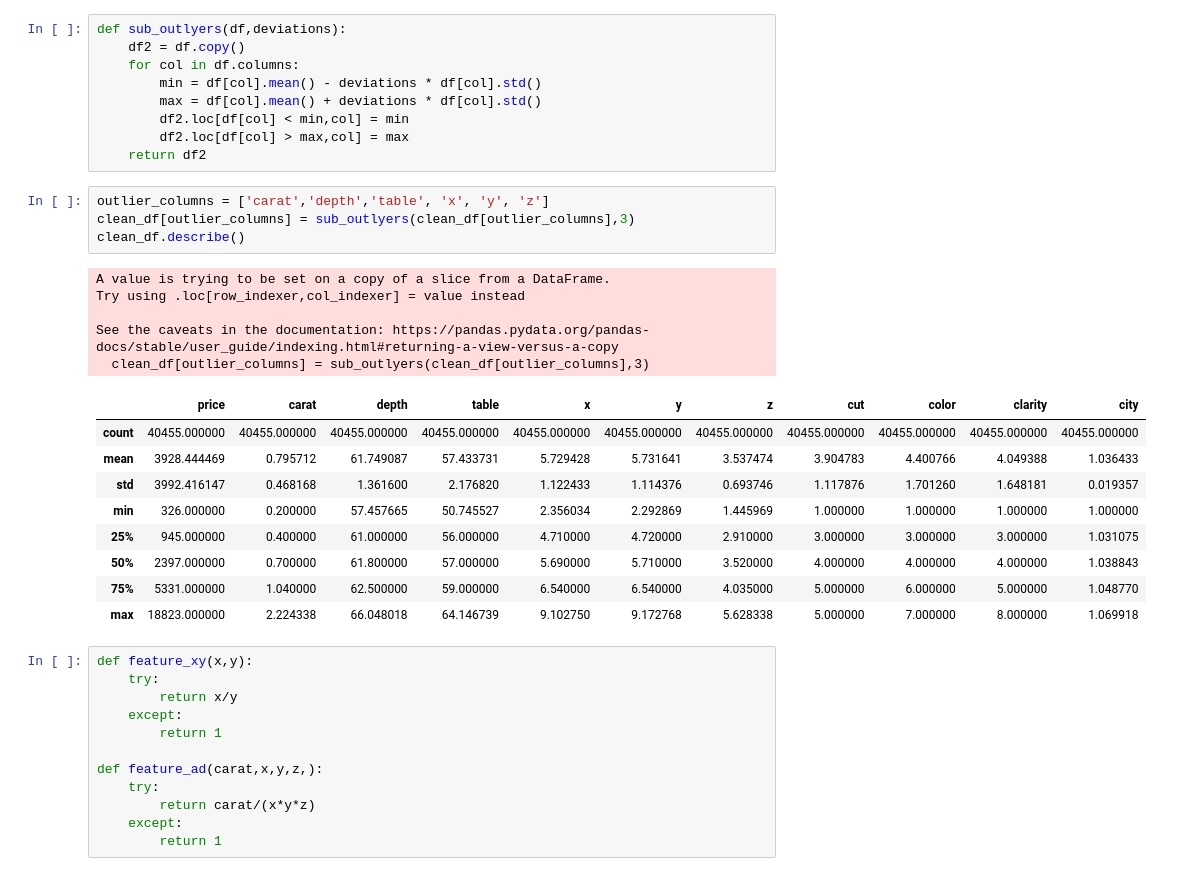
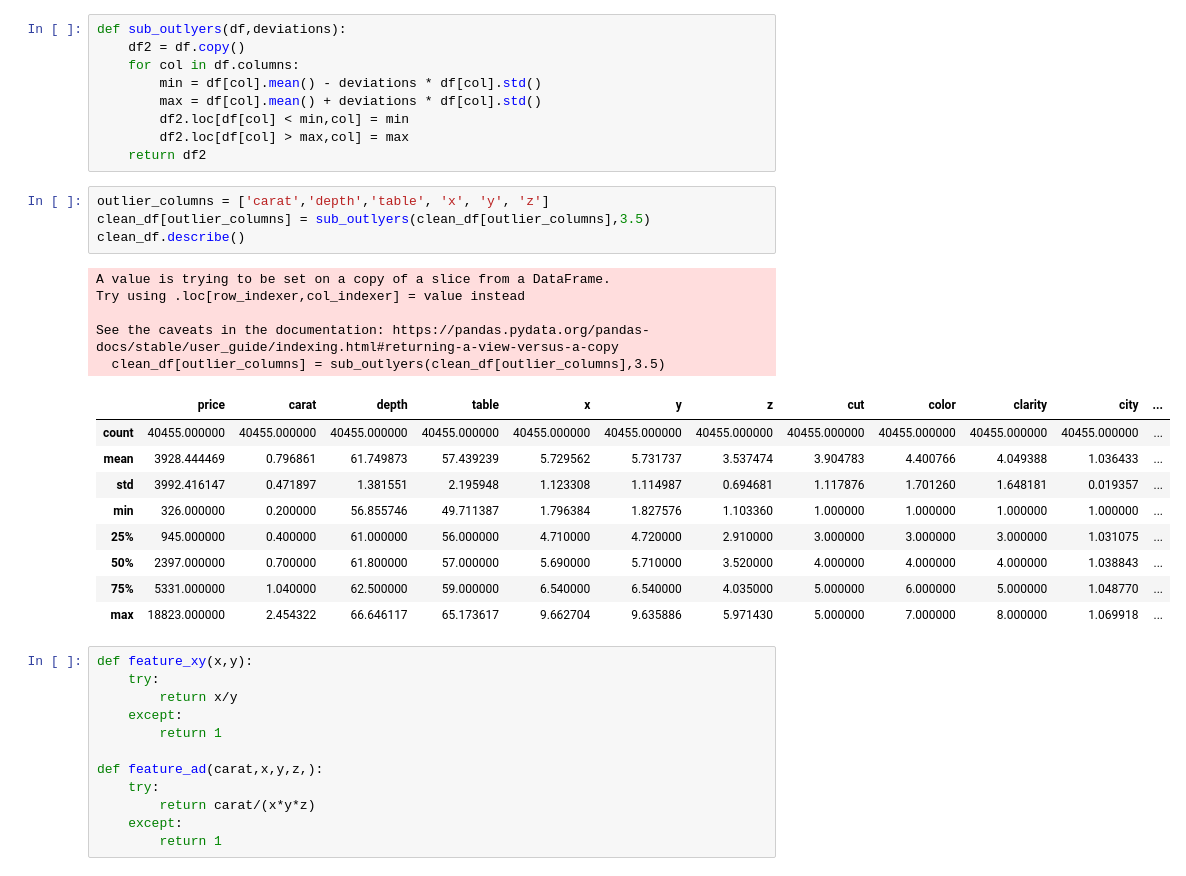
Before and after one commit to Rodrigo-Coloma/ih_datamadpt0923_project_m3, a Jupyter notebook: data_wrangling.ipynb, the cells around one changed output. Saved outputs shown, nothing was run; the diff lists cells and outputs as text.

```diff
--- a/data_wrangling.ipynb
+++ b/data_wrangling.ipynb
@@ -192,23 +192,23 @@ def sub_outlyers(df,deviations):
     return df2
 # %%
 outlier_columns = ['carat','depth','table', 'x', 'y', 'z']
-clean_df[outlier_columns] = sub_outlyers(clean_df[outlier_columns],3)
+clean_df[outlier_columns] = sub_outlyers(clean_df[outlier_columns],3.5)
 clean_df.describe()
 # %% [output]
 A value is trying to be set on a copy of a slice from a DataFrame.
 Try using .loc[row_indexer,col_indexer] = value instead
 
 See the caveats in the documentation: https://pandas.pydata.org/pandas-docs/stable/user_guide/indexing.html#returning-a-view-versus-a-copy
-  clean_df[outlier_columns] = sub_outlyers(clean_df[outlier_columns],3)
+  clean_df[outlier_columns] = sub_outlyers(clean_df[outlier_columns],3.5)
-|  | price | carat | depth | table | x | y | z | cut | color | clarity | city |
-| count | 40455.000000 | 40455.000000 | 40455.000000 | 40455.000000 | 40455.000000 | 40455.000000 | 40455.000000 | 40455.000000 | 40455.000000 | 40455.000000 | 40455.000000 |
-| mean | 3928.444469 | 0.795712 | 61.749087 | 57.433731 | 5.729428 | 5.731641 | 3.537474 | 3.904783 | 4.400766 | 4.049388 | 1.036433 |
-| std | 3992.416147 | 0.468168 | 1.361600 | 2.176820 | 1.122433 | 1.114376 | 0.693746 | 1.117876 | 1.701260 | 1.648181 | 0.019357 |
-| min | 326.000000 | 0.200000 | 57.457665 | 50.745527 | 2.356034 | 2.292869 | 1.445969 | 1.000000 | 1.000000 | 1.000000 | 1.000000 |
-| 25% | 945.000000 | 0.400000 | 61.000000 | 56.000000 | 4.710000 | 4.720000 | 2.910000 | 3.000000 | 3.000000 | 3.000000 | 1.031075 |
-| 50% | 2397.000000 | 0.700000 | 61.800000 | 57.000000 | 5.690000 | 5.710000 | 3.520000 | 4.000000 | 4.000000 | 4.000000 | 1.038843 |
-| 75% | 5331.000000 | 1.040000 | 62.500000 | 59.000000 | 6.540000 | 6.540000 | 4.035000 | 5.000000 | 6.000000 | 5.000000 | 1.048770 |
-| max | 18823.000000 | 2.224338 | 66.048018 | 64.146739 | 9.102750 | 9.172768 | 5.628338 | 5.000000 | 7.000000 | 8.000000 | 1.069918 |
+|  | price | carat | depth | table | x | y | z | cut | color | clarity | city | ... |
+| count | 40455.000000 | 40455.000000 | 40455.000000 | 40455.000000 | 40455.000000 | 40455.000000 | 40455.000000 | 40455.000000 | 40455.000000 | 40455.000000 | 40455.000000 | ... |
+| mean | 3928.444469 | 0.796861 | 61.749873 | 57.439239 | 5.729562 | 5.731737 | 3.537474 | 3.904783 | 4.400766 | 4.049388 | 1.036433 | ... |
+| std | 3992.416147 | 0.471897 | 1.381551 | 2.195948 | 1.123308 | 1.114987 | 0.694681 | 1.117876 | 1.701260 | 1.648181 | 0.019357 | ... |
+| min | 326.000000 | 0.200000 | 56.855746 | 49.711387 | 1.796384 | 1.827576 | 1.103360 | 1.000000 | 1.000000 | 1.000000 | 1.000000 | ... |
+| 25% | 945.000000 | 0.400000 | 61.000000 | 56.000000 | 4.710000 | 4.720000 | 2.910000 | 3.000000 | 3.000000 | 3.000000 | 1.031075 | ... |
+| 50% | 2397.000000 | 0.700000 | 61.800000 | 57.000000 | 5.690000 | 5.710000 | 3.520000 | 4.000000 | 4.000000 | 4.000000 | 1.038843 | ... |
+| 75% | 5331.000000 | 1.040000 | 62.500000 | 59.000000 | 6.540000 | 6.540000 | 4.035000 | 5.000000 | 6.000000 | 5.000000 | 1.048770 | ... |
+| max | 18823.000000 | 2.454322 | 66.646117 | 65.173617 | 9.662704 | 9.635886 | 5.971430 | 5.000000 | 7.000000 | 8.000000 | 1.069918 | ... |
 # %%
 def feature_xy(x,y):
     try:
```
Also changed, not shown: parts of 14 cells of this notebook, 5 other files.
